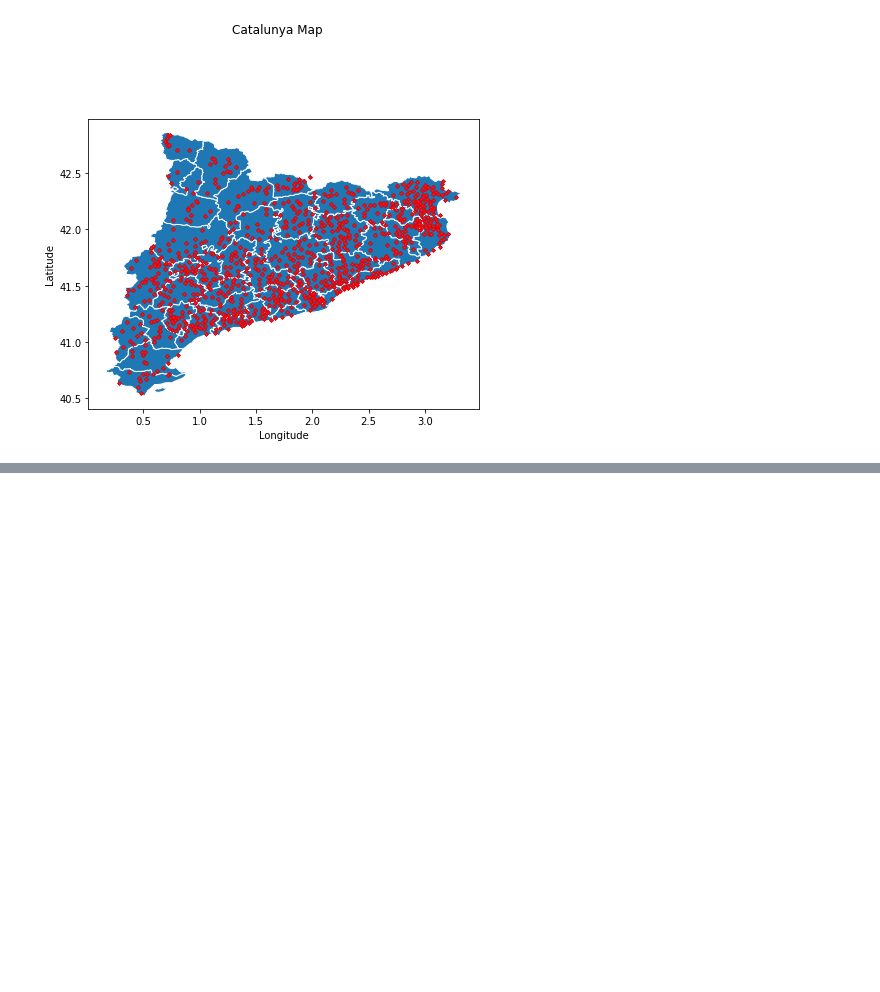
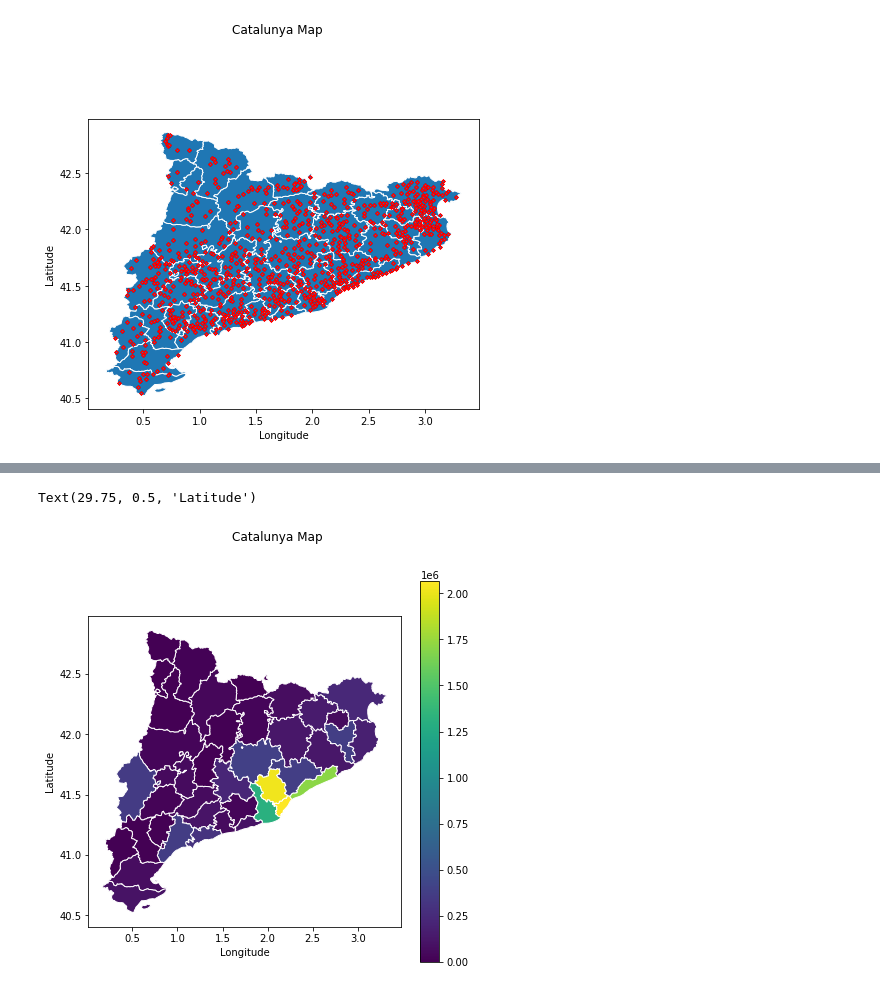
Before and after one commit to quimpm/catalonia_municipal_waste, a Jupyter notebook: dataset_creation.ipynb, the cells around one changed output, grey strips where cells are left out. Drawn from its saved outputs; the diff is of its cells as text; code cells hidden in the pictures; blank space fills up the shorter version.

```diff
--- a/dataset_creation.ipynb
+++ b/dataset_creation.ipynb
@@ -291,0 +258,10 @@ comarques.to_csv("./datasets/enriched/comarques_geo.csv")
+# %%
+fig, ax = plt.subplots(figsize=(7,7))
+geo_df_gruped_test = geo_df_comarca.drop(columns=geo_df_comarca.columns.difference(['geometry','Comarca','Tèxtil'])).dissolve(by='Comarca', aggfunc='sum')
+geo_df_gruped_test.plot(ax=ax, column='Tèxtil', edgecolor="white", legend=True)
+fig.suptitle('Catalunya Map', fontsize=12)
+ax.set_xlabel('Longitude', fontsize=10)
+ax.set_ylabel('Latitude', fontsize='medium')
+# %% [output]
+Text(29.75, 0.5, 'Latitude')
+[figure, added]
```
Also changed, not shown: parts of 14 cells of this notebook.
